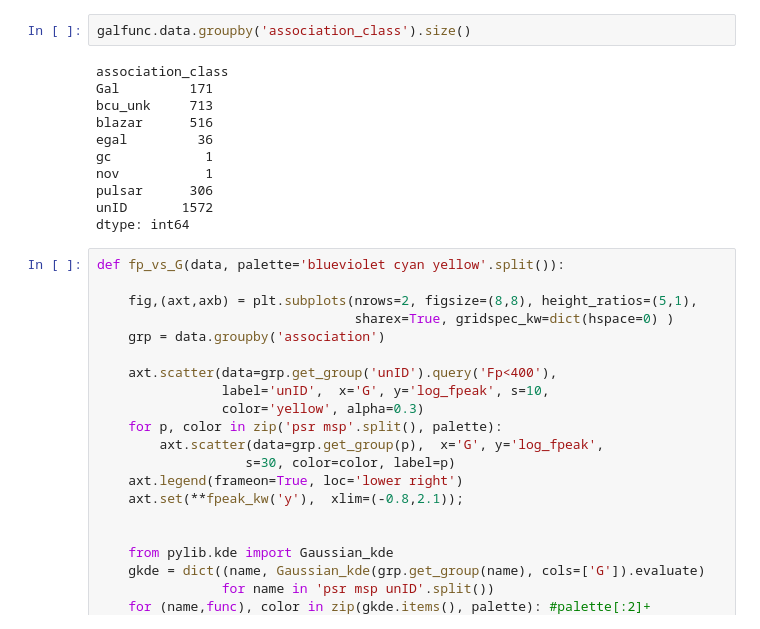
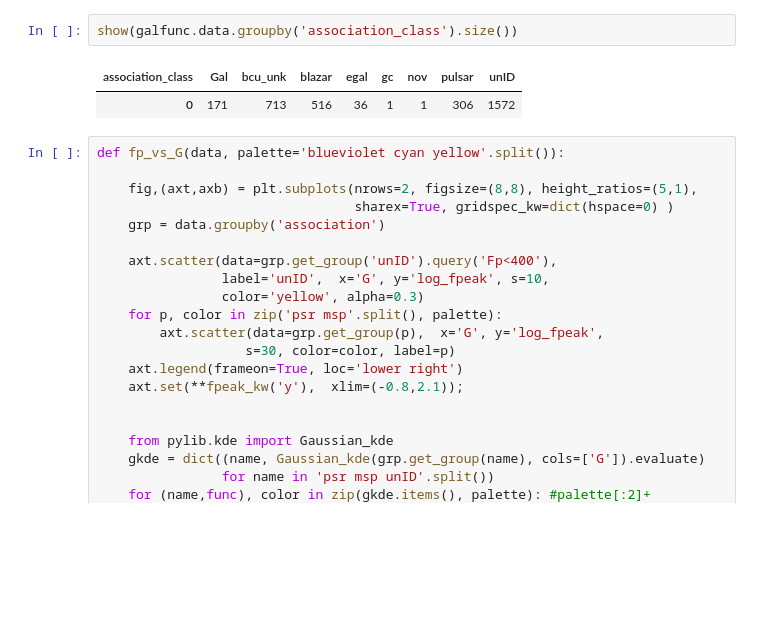
Before and after one commit to tburnett/srcpop_, a Jupyter notebook: galacticity.ipynb, the cells around one changed output. Drawn from its saved outputs; the diff is of its cells as text; blank space fills up the shorter version.

```diff
--- a/galacticity.ipynb
+++ b/galacticity.ipynb
@@ -57,16 +72,8 @@ are not actually pulsars, with a distribution in $G$ intermediate betwee the kno
 # %%
-galfunc.data.groupby('association_class').size()
+show(galfunc.data.groupby('association_class').size())
 # %% [output]
-association_class
-Gal         171
-bcu_unk     713
-blazar      516
-egal         36
-gc            1
-nov           1
-pulsar      306
-unID       1572
-dtype: int64
+| association_class | Gal | bcu_unk | blazar | egal | gc | nov | pulsar | unID |
+| 0 | 171 | 713 | 516 | 36 | 1 | 1 | 306 | 1572 |
 # %%
 def fp_vs_G(data, palette='blueviolet cyan yellow'.split()):
 
```
Also changed, not shown: parts of 10 cells of this notebook, 9 other files.
